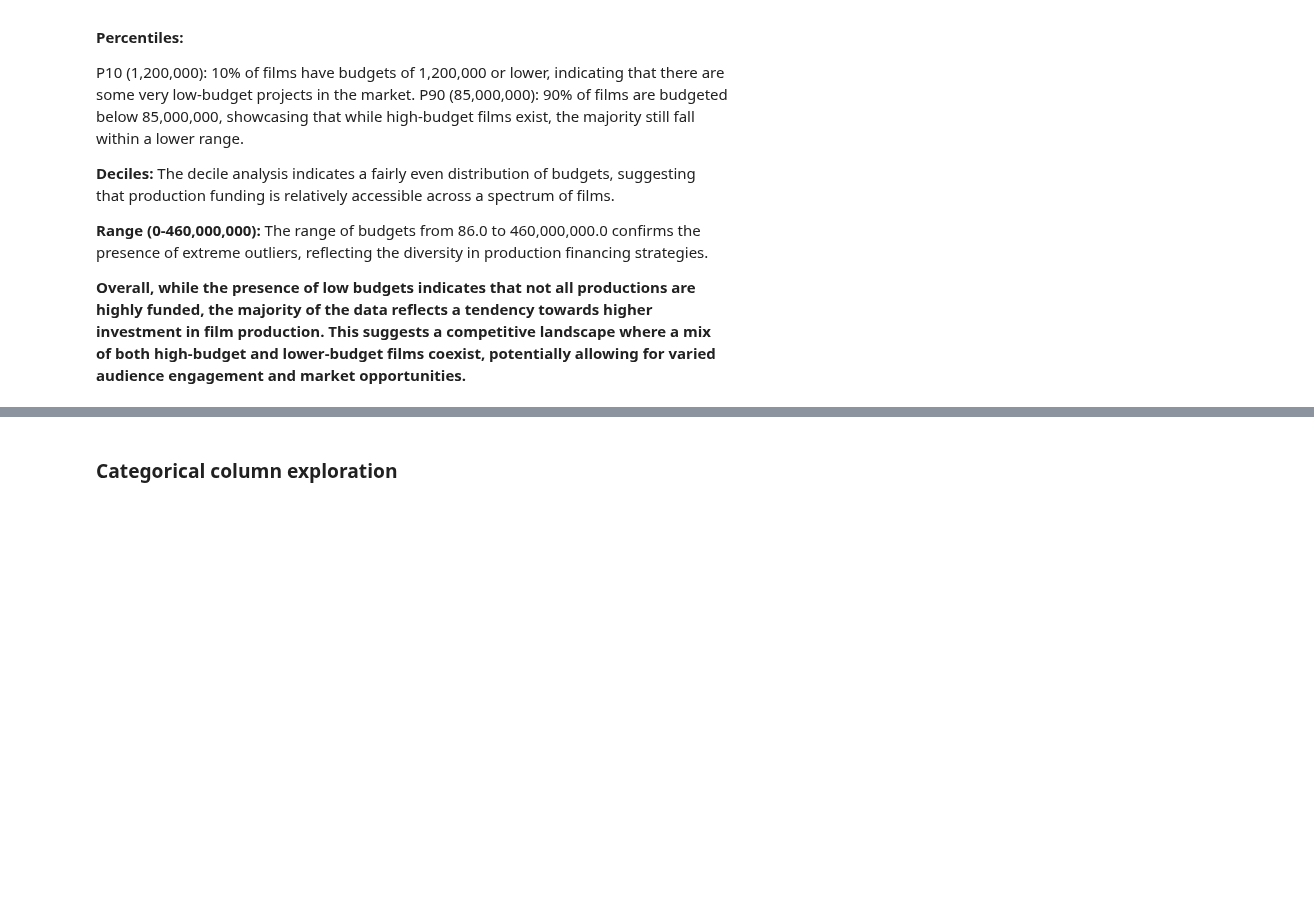
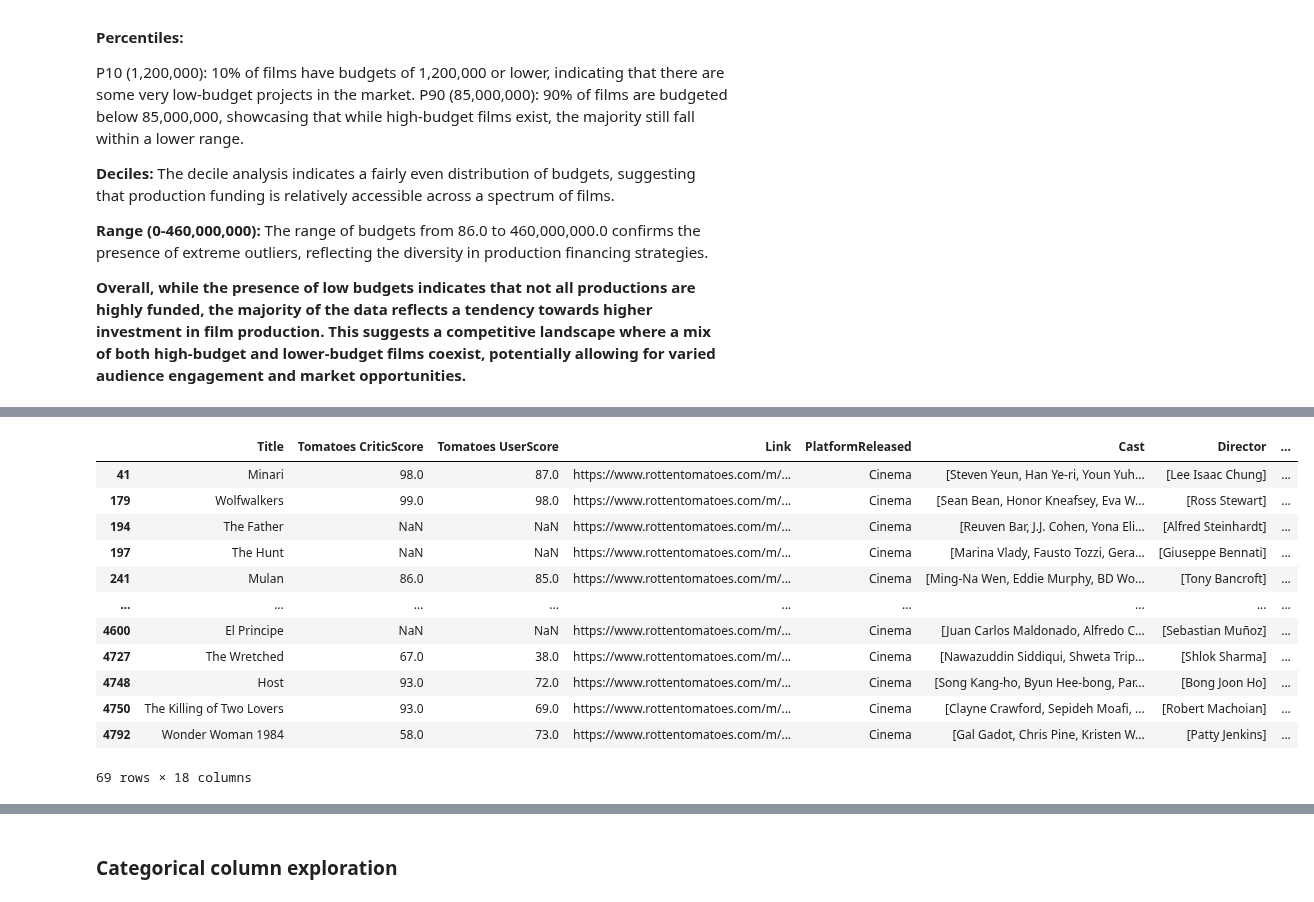
Before and after one commit to truongthuankiet1990gmailcom/Intro2DS---HCMUS---2024, a Jupyter notebook: 22127148_22127224_22127257_22127492.ipynb, the cells around one changed output, grey strips where cells are left out. Drawn from its saved outputs; the diff is of its cells as text; code cells hidden in the pictures; blank space fills up the shorter version.

```diff
--- a/22127148_22127224_22127257_22127492.ipynb
+++ b/22127148_22127224_22127257_22127492.ipynb
@@ -761,0 +803,16 @@ P90 (85,000,000): 90% of films are budgeted below 85,000,000, showcasing that wh
+# %%
+raw_data[raw_data['Release Year'] == 2020]
+# %% [output]
+|  | Title | Tomatoes CriticScore | Tomatoes UserScore | Link | PlatformReleased | Cast | Director | ... |
+| 41 | Minari | 98.0 | 87.0 | https://www.rottentomatoes.com/m/... | Cinema | [Steven Yeun, Han Ye-ri, Youn Yuh... | [Lee Isaac Chung] | ... |
+| 179 | Wolfwalkers | 99.0 | 98.0 | https://www.rottentomatoes.com/m/... | Cinema | [Sean Bean, Honor Kneafsey, Eva W... | [Ross Stewart] | ... |
+| 194 | The Father | NaN | NaN | https://www.rottentomatoes.com/m/... | Cinema | [Reuven Bar, J.J. Cohen, Yona Eli... | [Alfred Steinhardt] | ... |
+| 197 | The Hunt | NaN | NaN | https://www.rottentomatoes.com/m/... | Cinema | [Marina Vlady, Fausto Tozzi, Gera... | [Giuseppe Bennati] | ... |
+| 241 | Mulan | 86.0 | 85.0 | https://www.rottentomatoes.com/m/... | Cinema | [Ming-Na Wen, Eddie Murphy, BD Wo... | [Tony Bancroft] | ... |
+| ... | ... | ... | ... | ... | ... | ... | ... | ... |
+| 4600 | El Principe | NaN | NaN | https://www.rottentomatoes.com/m/... | Cinema | [Juan Carlos Maldonado, Alfredo C... | [Sebastian Muñoz] | ... |
+| 4727 | The Wretched | 67.0 | 38.0 | https://www.rottentomatoes.com/m/... | Cinema | [Nawazuddin Siddiqui, Shweta Trip... | [Shlok Sharma] | ... |
+| 4748 | Host | 93.0 | 72.0 | https://www.rottentomatoes.com/m/... | Cinema | [Song Kang-ho, Byun Hee-bong, Par... | [Bong Joon Ho] | ... |
+| 4750 | The Killing of Two Lovers | 93.0 | 69.0 | https://www.rottentomatoes.com/m/... | Cinema | [Clayne Crawford, Sepideh Moafi, ... | [Robert Machoian] | ... |
+| 4792 | Wonder Woman 1984 | 58.0 | 73.0 | https://www.rottentomatoes.com/m/... | Cinema | [Gal Gadot, Chris Pine, Kristen W... | [Patty Jenkins] | ... |
+69 rows × 18 columns
```
Also changed, not shown: parts of 17 cells of this notebook.
